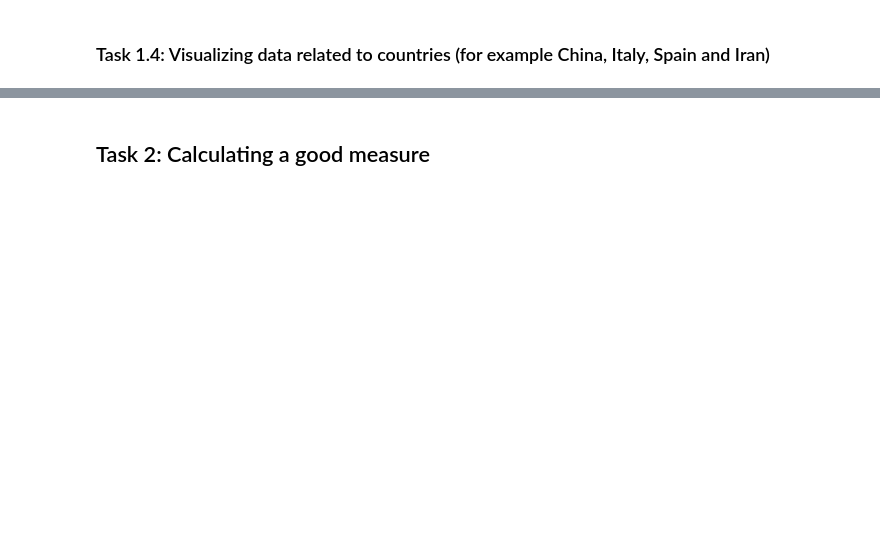
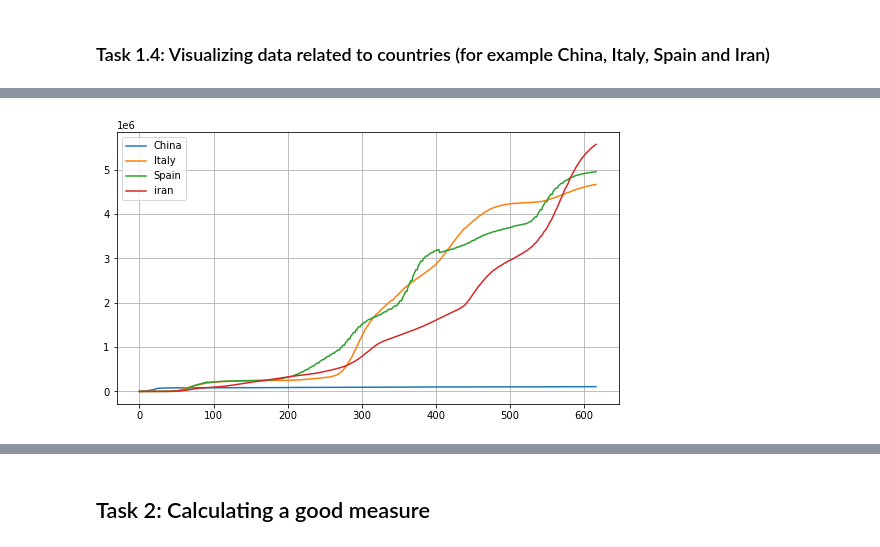
Before and after one commit to saeed-saffari/UT-workshop-sum2021, a Jupyter notebook: Lecture/8. Project 01 - Covid19 confirmed cases.ipynb, the cells around one changed output, grey strips where cells are left out. Saved outputs shown, nothing was run; the diff lists cells and outputs as text; code cells hidden in the pictures; blank space fills up the shorter version.

```diff
--- a/Lecture/8. Project 01 - Covid19 confirmed cases.ipynb
+++ b/Lecture/8. Project 01 - Covid19 confirmed cases.ipynb
@@ -16,0 +141,13 @@
+# %%
+plt.figure(figsize = (9,5))
+plt.plot(range(0,617), corona_dataset_aggregated.loc['China'], label = 'China')
+plt.plot(range(0,617), corona_dataset_aggregated.loc['Italy'], label = 'Italy')
+plt.plot(range(0,617), corona_dataset_aggregated.loc['Spain'], label = 'Spain')
+plt.plot(range(0,617), corona_dataset_aggregated.loc['Iran'], label = 'iran')
+
+
+plt.grid()
+plt.legend()
+plt.show()
+# %% [output]
+[figure, added]
```
Also changed, not shown: parts of 59 cells of this notebook.
